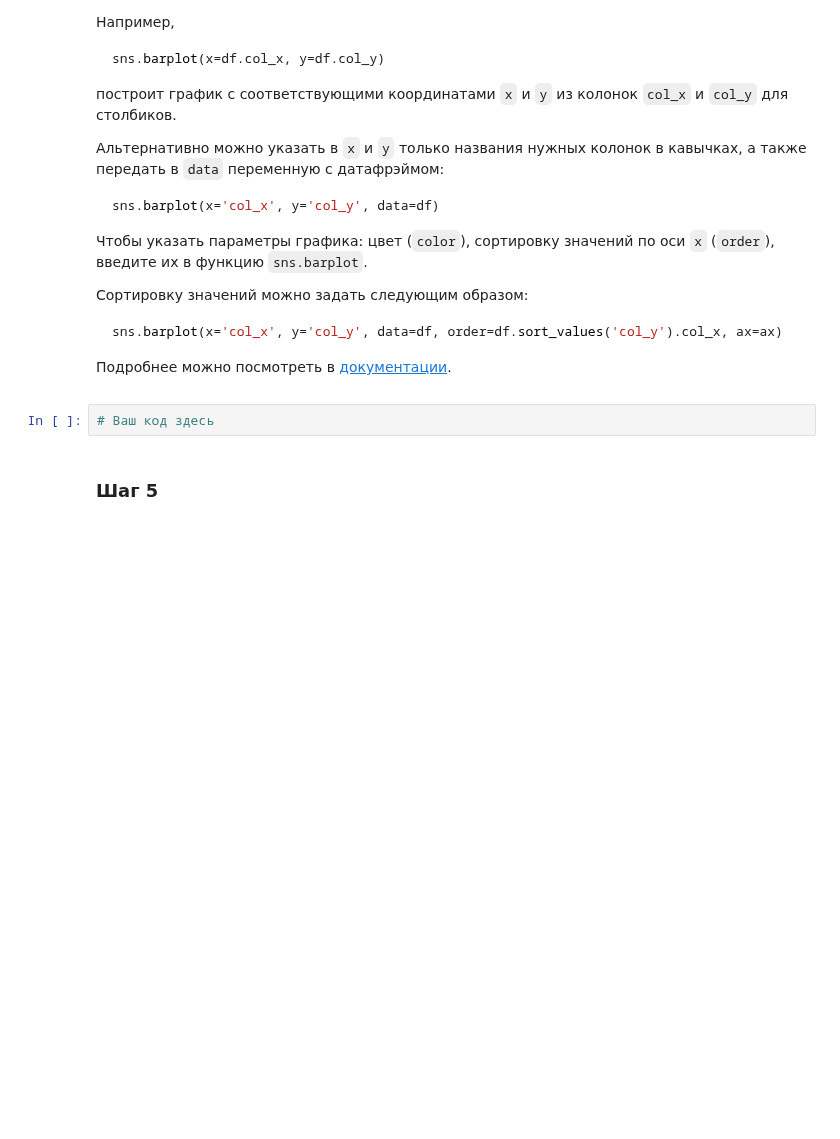
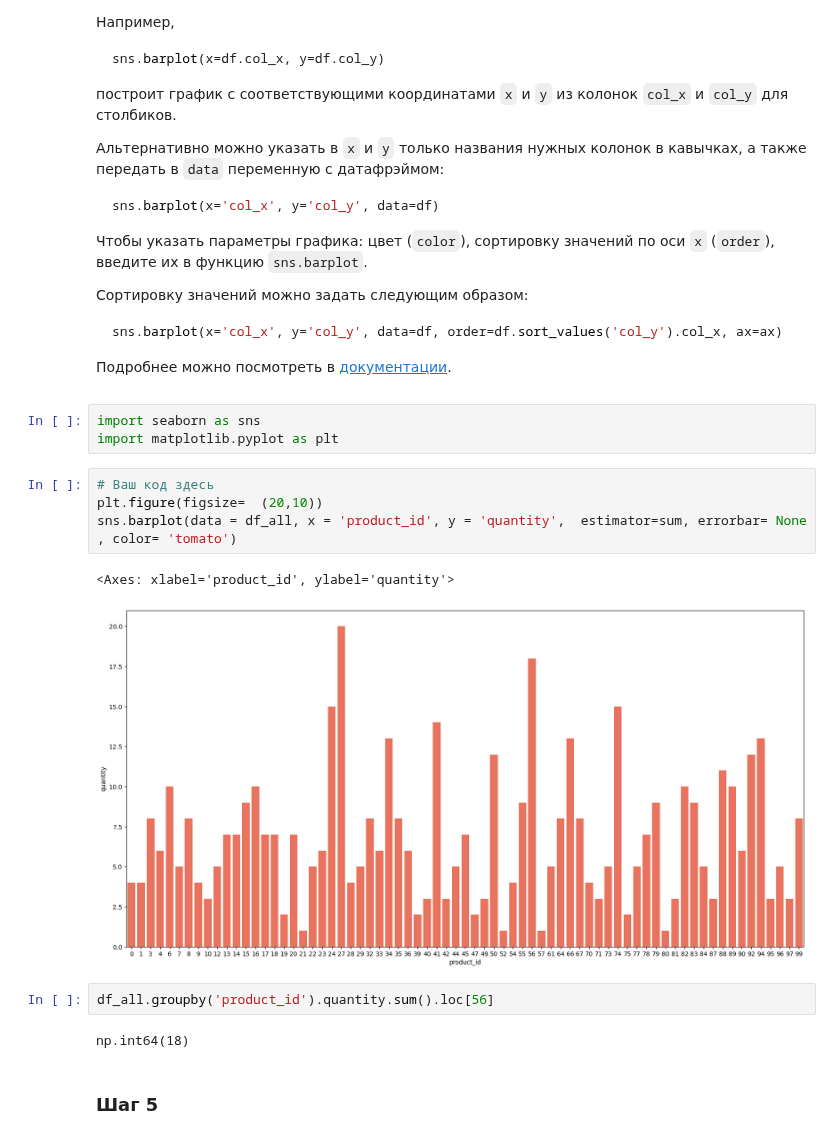
Before and after one commit to bulatibragimov/from-zero-to-data-analyst, a Jupyter notebook: python/untidy_data_cleaning/untidy_data.ipynb, the cells around one changed output. Cells and saved outputs as stored; diff of their text form; folded sections open; blank space fills up the shorter version.

```diff
--- a/python/untidy_data_cleaning/untidy_data.ipynb
+++ b/python/untidy_data_cleaning/untidy_data.ipynb
@@ -466,8 +486,20 @@ sns.barplot(x='col_x', y='col_y', data=df, order=df.sort_values('col_y').col_x,
 
 </p>
 </details>
-# %%
-# Ваш код здесь
+# %%
+import seaborn as sns
+import matplotlib.pyplot as plt
+# %%
+# Ваш код здесь
+plt.figure(figsize=  (20,10))
+sns.barplot(data = df_all, x = 'product_id', y = 'quantity',  estimator=sum, errorbar= None , color= 'tomato')
+# %% [output]
+<Axes: xlabel='product_id', ylabel='quantity'>
+[figure, added]
+# %%
+df_all.groupby('product_id').quantity.sum().loc[56]
+# %% [output]
+np.int64(18)
 # %% [markdown]
 ### Шаг 5
 # %% [markdown]
```
Also changed, not shown: parts of 32 cells of this notebook, 2 other files.
